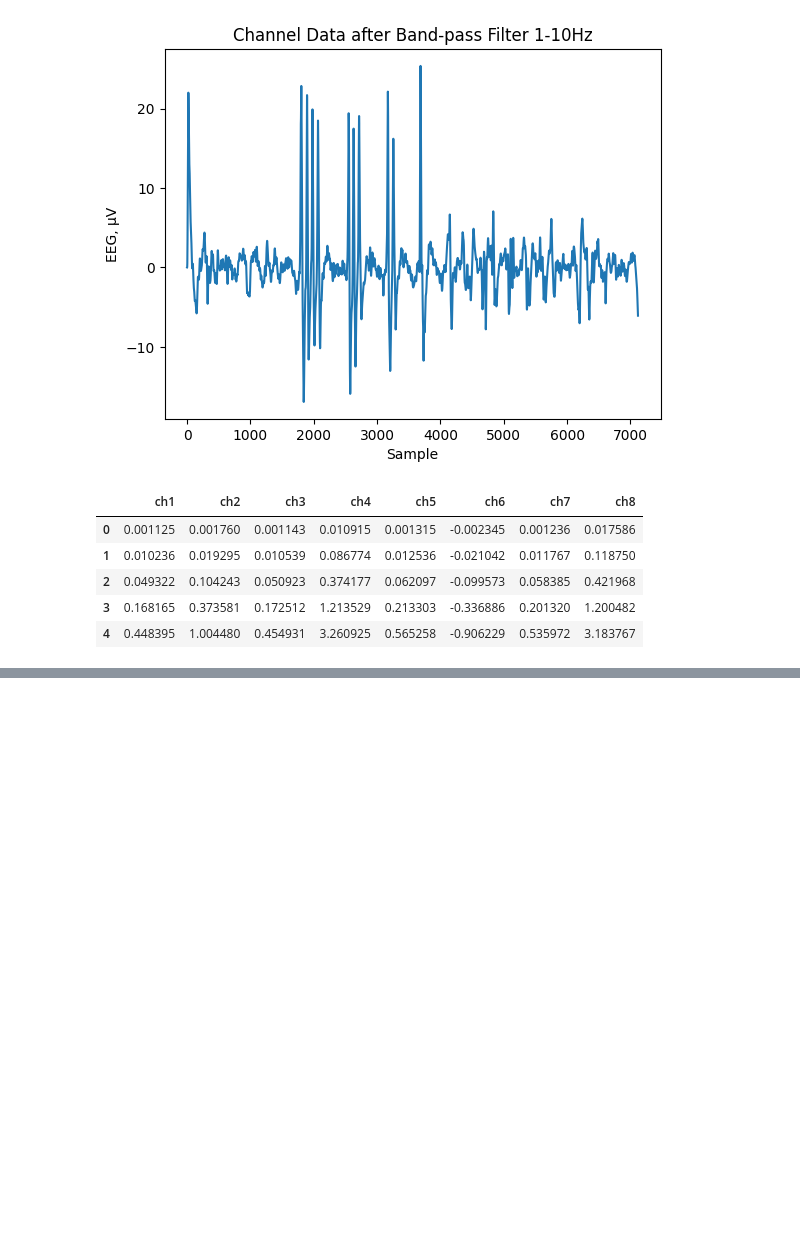
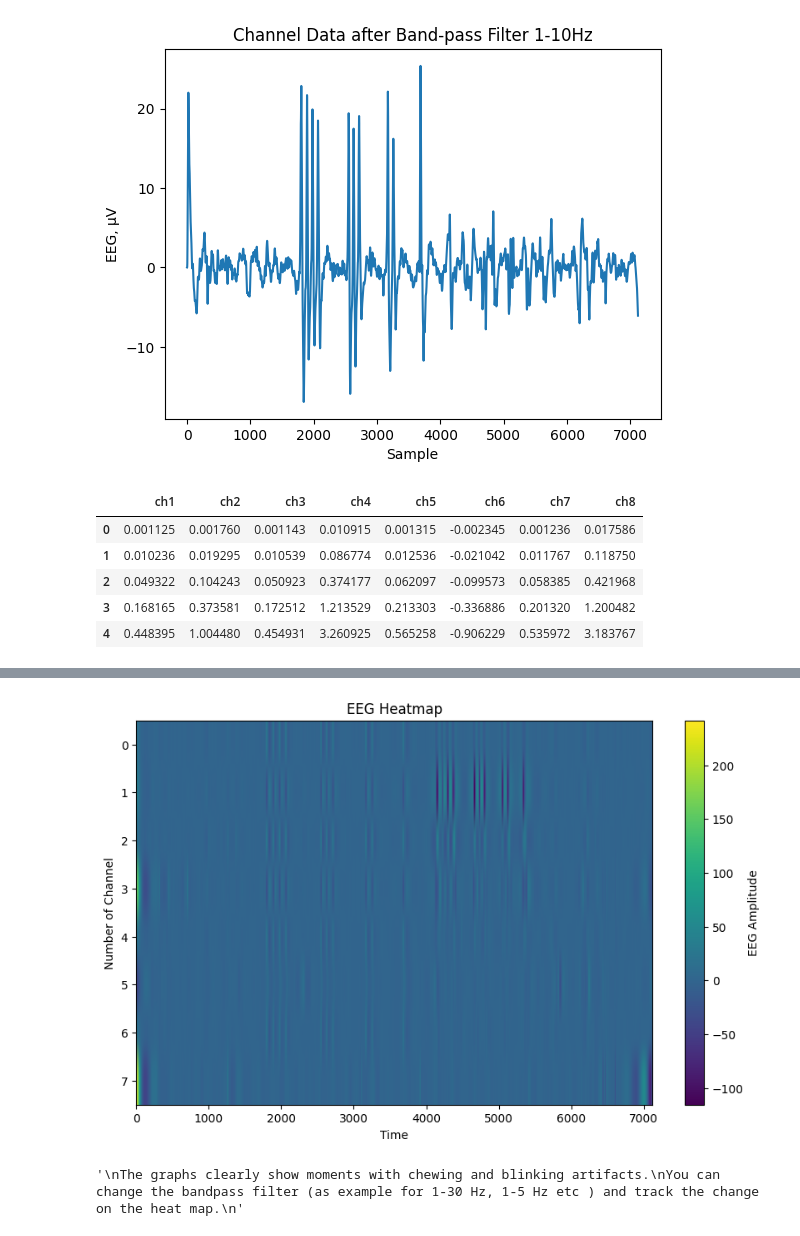
Before and after one commit to nargesyaghoubi/NeuroSignal, a Jupyter notebook: Visualisation.ipynb, the cells around one changed output, grey strips where cells are left out. Drawn from its saved outputs; the diff is of its cells as text; code cells hidden in the pictures; blank space fills up the shorter version.

Commit message:
add EEG Heatmap

```diff
--- a/Visualisation.ipynb
+++ b/Visualisation.ipynb
@@ -153,0 +162,22 @@ display(eeg_data_filtered.head())
+# %%
+# create the heatmap
+"""
+This script is essential for EEG data processing because it visualizes the filtered EEG signals across multiple channels over time, allowing for an intuitive assessment of brain activity patterns.
+By using a heatmap, it highlights variations in EEG amplitude, making it easier to identify significant changes and patterns that may indicate neural events or artifacts.
+This visualization aids in the quick identification of relevant features and anomalies in the EEG data, facilitating more effective analysis and interpretation.
+"""
+plt.figure(figsize=(10, 6))
+heatmap = plt.imshow(eeg_data_filtered.T, cmap='viridis', aspect='auto')
+plt.colorbar(heatmap, label='EEG Amplitude')
+plt.xlabel('Time')
+plt.ylabel('Number of Channel')
+plt.title('EEG Heatmap')
+plt.show()
+
+"""
+The graphs clearly show moments with chewing and blinking artifacts.
+You can change the bandpass filter (as example for 1-30 Hz, 1-5 Hz etc ) and track the change on the heat map.
+"""
+# %% [output]
+[figure, added]
+'\nThe graphs clearly show moments with chewing and blinking artifacts.\nYou can change the bandpass filter (as example for 1-30 Hz, 1-5 Hz etc ) and track the change on the heat map.\n'
```
Also changed, not shown: parts of 2 cells of this notebook.
